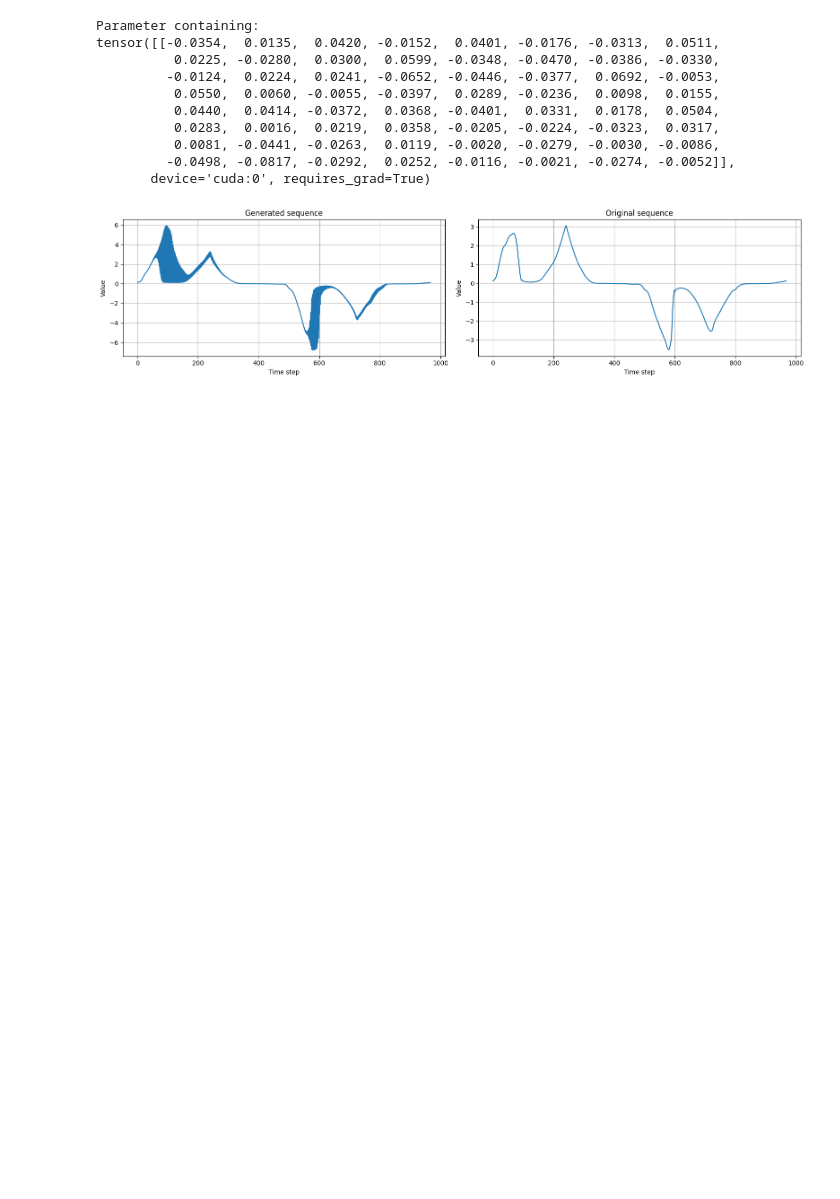
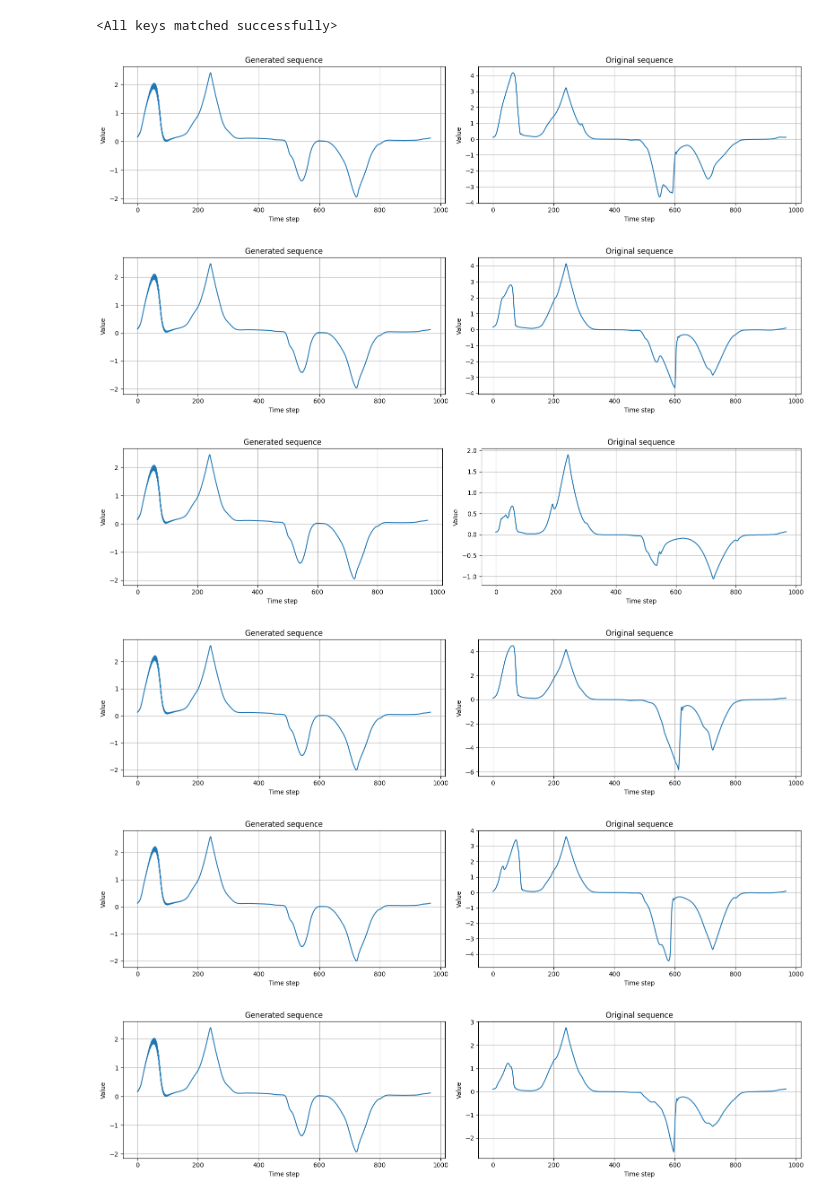
Before and after one commit to infochemistry-ai/electrochem-digital-twins, a Jupyter notebook: notebooks/train_example/train_gpt.ipynb, the cells around one changed output. Cells and saved outputs as stored; diff of their text form; code cells hidden in the pictures; blank space fills up the shorter version.

```diff
--- a/notebooks/train_example/train_gpt.ipynb
+++ b/notebooks/train_example/train_gpt.ipynb
@@ -26,13 +26,14 @@ def load_data(drop_inhib: str):
 
     return train_data, valid_data
 # %%
-INHIBITOR_NAME = "2-mercaptobenzimidazole"
+INHIBITOR_NAME = "benzimidazole"
 normalize = False
 
 train, val = load_data(drop_inhib=INHIBITOR_NAME)
 
-train_dataset = CVADataset(train, normalize=normalize)
-test_dataset = CVADataset(val, normalize=normalize)
+train_dataset = GPTDataset(train)
+val = val.iloc[[850, 700, 600, 550, 500, 400, 350, 300, 150, 100], :]
+test_dataset = GPTDataset(val)
 
 train_loader = DataLoader(train_dataset, batch_size=256, shuffle=True)
 val_loader = DataLoader(test_dataset, batch_size=256, shuffle=False)
@@ -120,35 +99,35 @@ Epoch 299 — Train Loss: 0.001145, Val Loss: 0.000688, LR: [0.00074730425785563
-# %%
-vae.y_start_emb
-# %% [output]
-Parameter containing:
-tensor([[-0.0354,  0.0135,  0.0420, -0.0152,  0.0401, -0.0176, -0.0313,  0.0511,
-          0.0225, -0.0280,  0.0300,  0.0599, -0.0348, -0.0470, -0.0386, -0.0330,
-         -0.0124,  0.0224,  0.0241, -0.0652, -0.0446, -0.0377,  0.0692, -0.0053,
-          0.0550,  0.0060, -0.0055, -0.0397,  0.0289, -0.0236,  0.0098,  0.0155,
-          0.0440,  0.0414, -0.0372,  0.0368, -0.0401,  0.0331,  0.0178,  0.0504,
-          0.0283,  0.0016,  0.0219,  0.0358, -0.0205, -0.0224, -0.0323,  0.0317,
-          0.0081, -0.0441, -0.0263,  0.0119, -0.0020, -0.0279, -0.0030, -0.0086,
-         -0.0498, -0.0817, -0.0292,  0.0252, -0.0116, -0.0021, -0.0274, -0.0052]],
-       device='cuda:0', requires_grad=True)
+# %%
+vae.load_state_dict(torch.load(os.path.join(get_project_path(), "models", "gpt", INHIBITOR_NAME, "best_model.pt")))
+# %% [output]
+<All keys matched successfully>
 # %%
-generated_seq = vae.generate(test_dataset[1]['features'].unsqueeze(0).to(device)).squeeze(0).cpu().numpy()  # [968]
-test_seq = test_dataset[1]['vah'].cpu().numpy()
+for idx in range(0, len(test_dataset)-1):
+    generated_seq = vae.generate(
+        desc=test_dataset[idx]['features'].unsqueeze(0).to(device),
+        conc=test_dataset[idx]['conc'].unsqueeze(0).to(device)
+        ).squeeze(0).cpu().numpy()
+    test_seq = test_dataset[idx]['vah'].cpu().numpy()
 
-fig, axs = plt.subplots(1, 2, figsize=(16, 4))
+    fig, axs = plt.subplots(1, 2, figsize=(16, 4))
 
-axs[0].plot(generated_seq)
-axs[0].set_title("Generated sequence")
-axs[0].set_xlabel("Time step")
-axs[0].set_ylabel("Value")
-axs[0].grid(True)
+    axs[0].plot(generated_seq)
+    axs[0].set_title("Generated sequence")
+    axs[0].set_xlabel("Time step")
+    axs[0].set_ylabel("Value")
+    axs[0].grid(True)
 
-axs[1].plot(test_seq)
-axs[1].set_title("Original sequence")
-axs[1].set_xlabel("Time step")
-axs[1].set_ylabel("Value")
-axs[1].grid(True)
+    axs[1].plot(test_seq)
+    axs[1].set_title("Original sequence")
+    axs[1].set_xlabel("Time step")
+    axs[1].set_ylabel("Value")
+    axs[1].grid(True)
 
-plt.tight_layout()
-plt.show()
+    plt.tight_layout()
+    plt.show()
 # %% [output]
-[figure, old version]
+[figure, new version]
+[figure, added]
+[figure, added]
+[figure, added]
+[figure, added]
+[figure, added]
```
Also changed, not shown: parts of 10 cells of this notebook, 6 other files.
